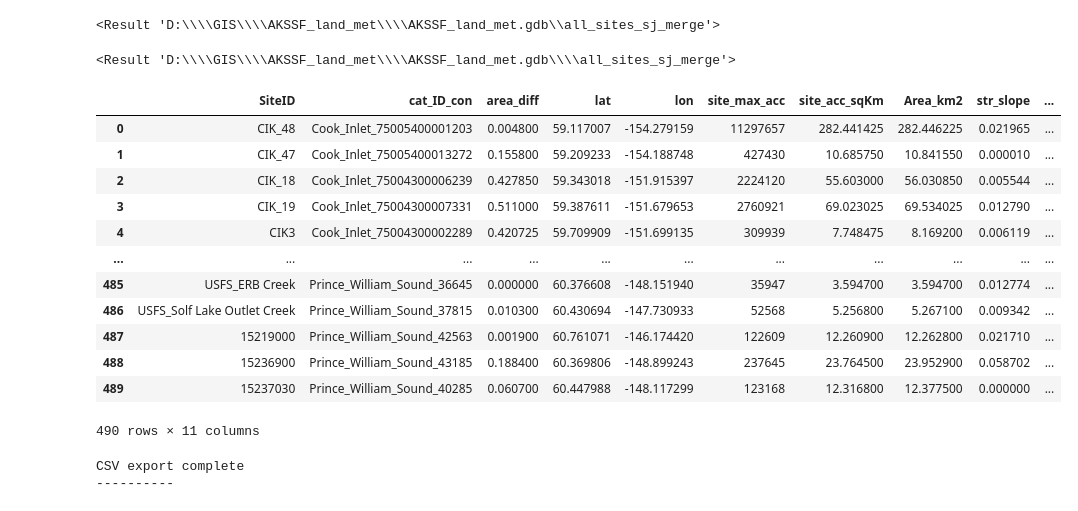
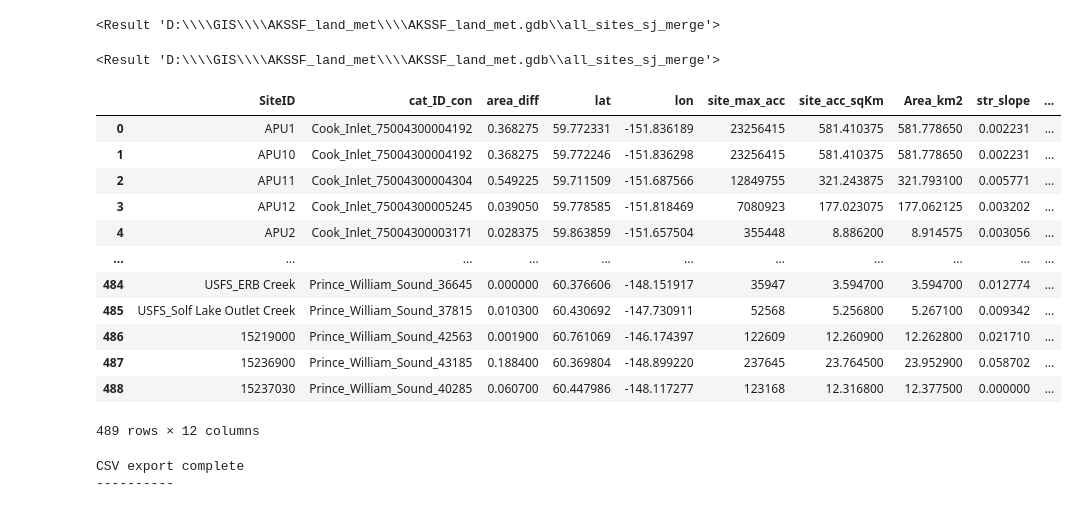
Before and after one commit to erinlarson/AKSSF, a Jupyter notebook: data_preparation/sensitivity_drivers/geomorphology/AKSSF_spatial_data_join.ipynb, the cells around one changed output. Cells and saved outputs as stored; diff of their text form; code cells hidden in the pictures.

Commit message:
Update and re-run spatial data join and modis script.

```diff
--- a/data_preparation/sensitivity_drivers/geomorphology/AKSSF_spatial_data_join.ipynb
+++ b/data_preparation/sensitivity_drivers/geomorphology/AKSSF_spatial_data_join.ipynb
@@ -144,16 +180,22 @@ arcpy.env.overwriteOutput = True
 regions_dict = {"Kodiak": '!gridcode!', "Copper_River": '!NHDPlusID!', "Prince_William_Sound": '!gridcode!',
                 "Cook_Inlet": '!NHDPlusID!', "Bristol_Bay": '!catID!'}
 
-points = r"D:\\GIS_temp\\AKSSF_land_met\\AKSSF_land_met.gdb\\AKSSF_Sites_Shifted_20211119"
+points = r"C:\\Users\\dwmerrigan\\Documents\\GitHub\\AKSSF\\hydrography\\AKSSF_Hydrography.gdb\\AKSSF_Sites_Shifted_2021202"
 sites_lst = []
 cats_lst = []
 
+# Start timing function
+processStart = time.time()
+processStartdt = datetime.datetime.now()
+c=1
 for key, value in regions_dict.items():
     arcpy.env.workspace = "D:\\GIS\\AKSSF\\" + key + "\\" + key + ".gdb"
     cats = os.path.join(arcpy.env.workspace, "cats_merge")
-    arcpy.Clip_analysis(points, cats, r"memory\sites_clip")
-    arcpy.SpatialJoin_analysis(r"memory\sites_clip", cats, "sites_sj")
+    pointlayer = arcpy.MakeFeatureLayer_management(points,'pointlayer')
+    pointselect = arcpy.SelectLayerByLocation_management(pointlayer,'INTERSECT',cats)
+    arcpy.SpatialJoin_analysis(pointselect, cats, "sites_sj")
     # #note that catID is in the BB cats_merge, but only a LONG, need a DOUBLE to account for NHDPlusIDs
+    print('Adding cat_ID field..')
     arcpy.AddField_management("sites_sj", "cat_ID", "DOUBLE")
     arcpy.CalculateField_management("sites_sj", "cat_ID", value)
     sites_fc = os.path.join(arcpy.env.workspace, "sites_sj")
@@ -161,8 +203,15 @@ for key, value in regions_dict.items():
     print('{}. {} has {} records'.format(c,sites_fc, count[0]))
     sites_lst.append(sites_fc)
     cats_lst.append(cats)
+    c+=1
 
-#print(sites_lst)
-cats_outfile = "D:\\GIS\\AKSSF_land_met\\AKSSF_land_met.gdb\\all_cats"
-arcpy.Merge_management(cats_lst, cats_outfile)
+# End timing
+processEnd = time.time()
+processElapsed = int(processEnd - processStart)
+processSuccess_time = datetime.datetime.now()
+
+# Report success
+print(f'Process completed at {processSuccess_time.strftime("%Y-%m-%d %H:%M")} '
+      f'(Elapsed time: {datetime.timedelta(seconds=processElapsed)})')
+print('----------')
 # %% [output]
@@ -920,7 +987,8 @@ Join Fields Complete
 ----------
 <Result 'D:\\\\GIS\\\\AKSSF_land_met\\\\AKSSF_land_met.gdb\\all_sites_sj_merge'>
 # %%
-import arcpy
+import arcpy,os
+sitesmerge = os.path.join(outgdb,'all_sites_sj_merge')
 #Get distance to coastline
 coast = r'D:\\Basedata\\AKSSF_Basedata\\AKSSF_Basedata.gdb\\NHD_H_Alaska_Coastline_alb'
 arcpy.analysis.Near(sitesmerge, coast, None, "NO_LOCATION", "NO_ANGLE", "GEODESIC", "NEAR_DIST NEAR_DIST")
@@ -929,32 +997,32 @@ arcpy.AlterField_management(sitesmerge,'NEAR_DIST','dist_coast_km','dist_coast_k
 arcpy.CalculateField_management(sitesmerge,'dist_coast_km','!dist_coast_km! * .001')
 arcpy.DeleteField_management(sitesmerge,'NEAR_FID')
 # %% [output]
-<Result 'D:\\\\GIS\\\\AKSSF_land_met\\\\AKSSF_land_met.gdb\\\\all_sites_sj_merge'>
+<Result 'D:\\\\GIS\\\\AKSSF_land_met\\\\AKSSF_land_met.gdb\\all_sites_sj_merge'>
 # %%
 import arcpy
 import pandas as pd
 sitemerge_df = pd.DataFrame()
 fields = ['SiteID', 'cat_ID_con', 'area_diff', 'lat', 'lon', 'site_max_acc', 'site_acc_sqKm', 'Area_km2', 'str_slope',
-          'str_ord','dist_coast_km']
+          'str_ord','dist_coast_km', 'ds_dist_outlet']
 sitesmerge_arr = arcpy.da.TableToNumPyArray(sitesmerge, fields)
 sitemerge_df = pd.DataFrame(sitesmerge_arr)
 #sitemerge_df = sitemerge_df.set_index('cat_ID_con')
 
 sitemerge_df
 # %% [output]
 |  | SiteID | cat_ID_con | area_diff | lat | lon | site_max_acc | site_acc_sqKm | Area_km2 | str_slope | ... |
-| 0 | CIK_48 | Cook_Inlet_75005400001203 | 0.004800 | 59.117007 | -154.279159 | 11297657 | 282.441425 | 282.446225 | 0.021965 | ... |
-| 1 | CIK_47 | Cook_Inlet_75005400013272 | 0.155800 | 59.209233 | -154.188748 | 427430 | 10.685750 | 10.841550 | 0.000010 | ... |
-| 2 | CIK_18 | Cook_Inlet_75004300006239 | 0.427850 | 59.343018 | -151.915397 | 2224120 | 55.603000 | 56.030850 | 0.005544 | ... |
-| 3 | CIK_19 | Cook_Inlet_75004300007331 | 0.511000 | 59.387611 | -151.679653 | 2760921 | 69.023025 | 69.534025 | 0.012790 | ... |
-| 4 | CIK3 | Cook_Inlet_75004300002289 | 0.420725 | 59.709909 | -151.699135 | 309939 | 7.748475 | 8.169200 | 0.006119 | ... |
+| 0 | APU1 | Cook_Inlet_75004300004192 | 0.368275 | 59.772331 | -151.836189 | 23256415 | 581.410375 | 581.778650 | 0.002231 | ... |
+| 1 | APU10 | Cook_Inlet_75004300004192 | 0.368275 | 59.772246 | -151.836298 | 23256415 | 581.410375 | 581.778650 | 0.002231 | ... |
+| 2 | APU11 | Cook_Inlet_75004300004304 | 0.549225 | 59.711509 | -151.687566 | 12849755 | 321.243875 | 321.793100 | 0.005771 | ... |
+| 3 | APU12 | Cook_Inlet_75004300005245 | 0.039050 | 59.778585 | -151.818469 | 7080923 | 177.023075 | 177.062125 | 0.003202 | ... |
+| 4 | APU2 | Cook_Inlet_75004300003171 | 0.028375 | 59.863859 | -151.657504 | 355448 | 8.886200 | 8.914575 | 0.003056 | ... |
 | ... | ... | ... | ... | ... | ... | ... | ... | ... | ... | ... |
-| 485 | USFS_ERB Creek | Prince_William_Sound_36645 | 0.000000 | 60.376608 | -148.151940 | 35947 | 3.594700 | 3.594700 | 0.012774 | ... |
-| 486 | USFS_Solf Lake Outlet Creek | Prince_William_Sound_37815 | 0.010300 | 60.430694 | -147.730933 | 52568 | 5.256800 | 5.267100 | 0.009342 | ... |
-| 487 | 15219000 | Prince_William_Sound_42563 | 0.001900 | 60.761071 | -146.174420 | 122609 | 12.260900 | 12.262800 | 0.021710 | ... |
-| 488 | 15236900 | Prince_William_Sound_43185 | 0.188400 | 60.369806 | -148.899243 | 237645 | 23.764500 | 23.952900 | 0.058702 | ... |
-| 489 | 15237030 | Prince_William_Sound_40285 | 0.060700 | 60.447988 | -148.117299 | 123168 | 12.316800 | 12.377500 | 0.000000 | ... |
+| 484 | USFS_ERB Creek | Prince_William_Sound_36645 | 0.000000 | 60.376606 | -148.151917 | 35947 | 3.594700 | 3.594700 | 0.012774 | ... |
+| 485 | USFS_Solf Lake Outlet Creek | Prince_William_Sound_37815 | 0.010300 | 60.430692 | -147.730911 | 52568 | 5.256800 | 5.267100 | 0.009342 | ... |
+| 486 | 15219000 | Prince_William_Sound_42563 | 0.001900 | 60.761069 | -146.174397 | 122609 | 12.260900 | 12.262800 | 0.021710 | ... |
+| 487 | 15236900 | Prince_William_Sound_43185 | 0.188400 | 60.369804 | -148.899220 | 237645 | 23.764500 | 23.952900 | 0.058702 | ... |
+| 488 | 15237030 | Prince_William_Sound_40285 | 0.060700 | 60.447986 | -148.117277 | 123168 | 12.316800 | 12.377500 | 0.000000 | ... |
-490 rows × 11 columns
+489 rows × 12 columns
 # %%
 import os
 #Export CSV to read into R
```
Also changed, not shown: parts of 14 cells of this notebook, 2 other files.
